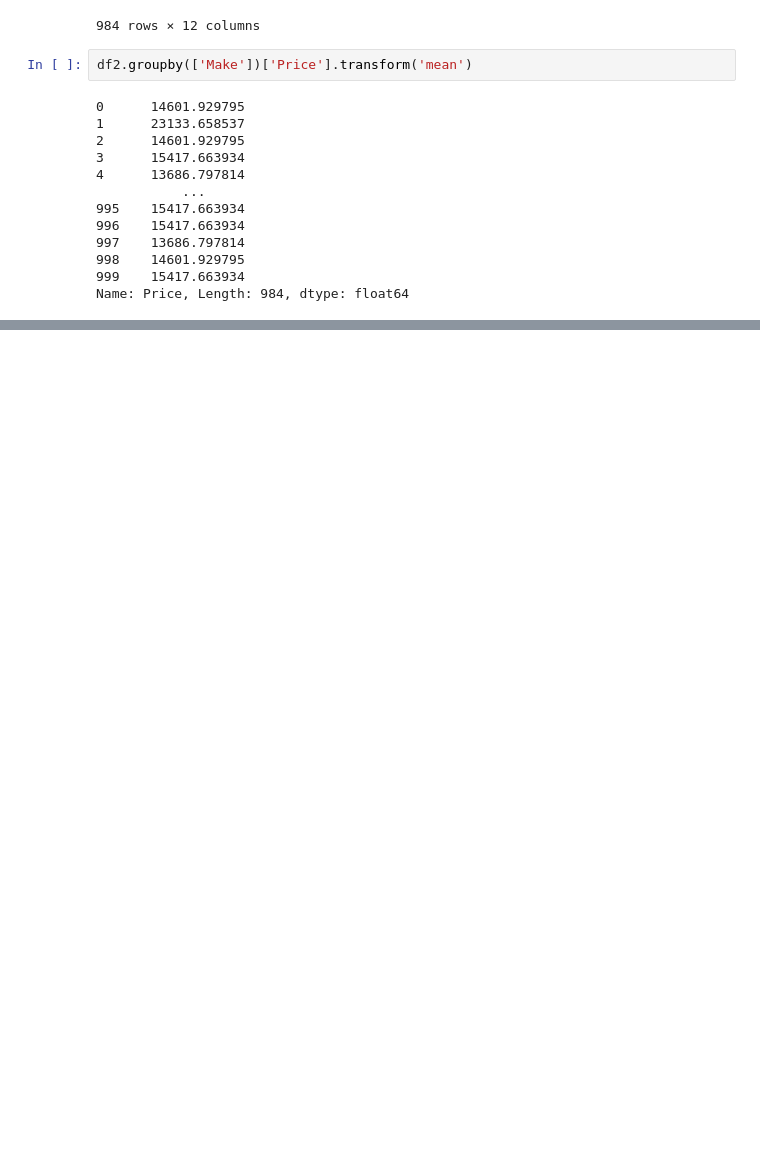
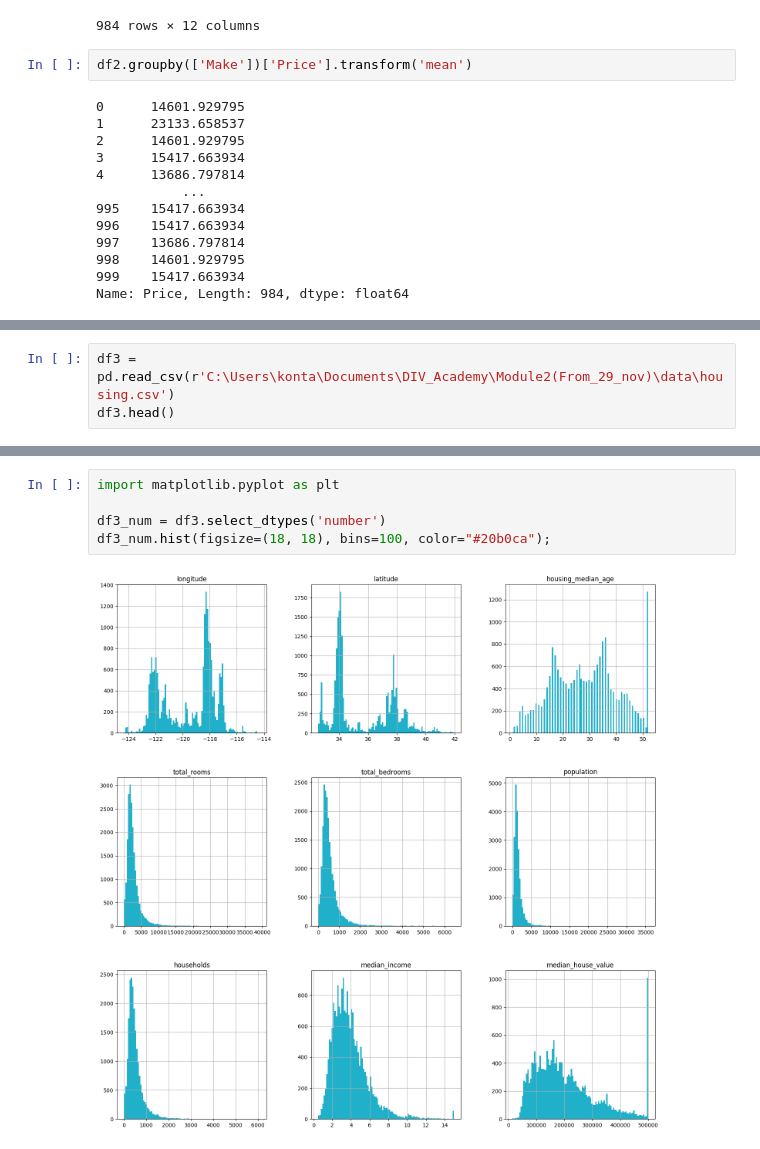
Before and after one commit to AliyarBhos/Works-done-in-Div-Academy, a Jupyter notebook: Module3(From_28_jan)/End_To_End_Machine_Learning_Day4.ipynb, the cells around one changed output, grey strips where cells are left out. Cells and saved outputs as stored; diff of their text form; blank space fills up the shorter version.

```diff
--- a/Module3(From_28_jan)/End_To_End_Machine_Learning_Day4.ipynb
+++ b/Module3(From_28_jan)/End_To_End_Machine_Learning_Day4.ipynb
@@ -203,0 +213,3 @@ array([12796.11538462, 14500.92753623, 14567.79891304, 14692.43831169,
+# %%
+df3 = pd.read_csv(r'C:\Users\konta\Documents\DIV_Academy\Module2(From_29_nov)\data\housing.csv')
+df3.head()
@@ -203,0 +223,7 @@ array([12796.11538462, 14500.92753623, 14567.79891304, 14692.43831169,
+# %%
+import matplotlib.pyplot as plt
+
+df3_num = df3.select_dtypes('number')
+df3_num.hist(figsize=(18, 18), bins=100, color="#20b0ca");
+# %% [output]
+[figure, added]
```
Also changed, not shown: parts of 4 cells of this notebook.
